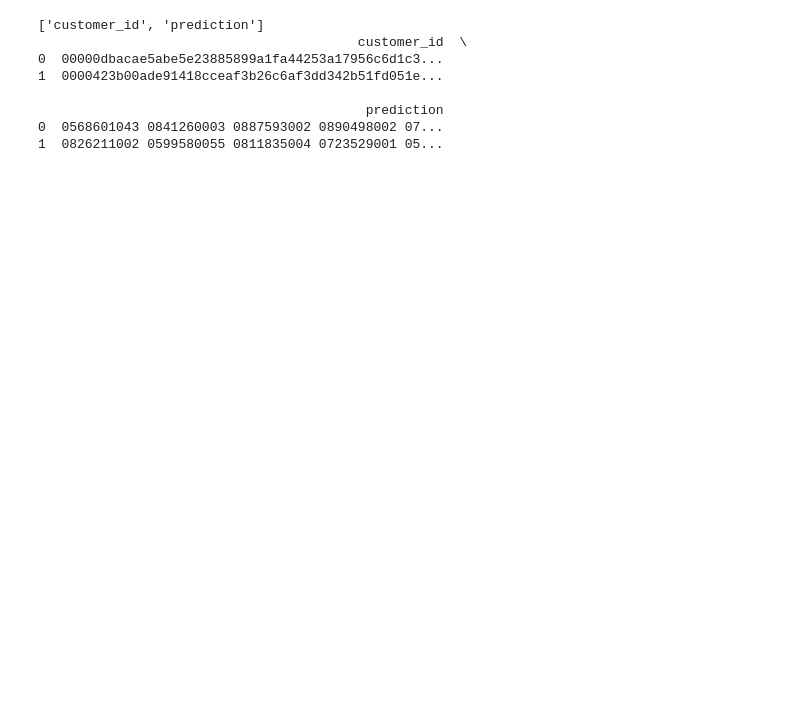
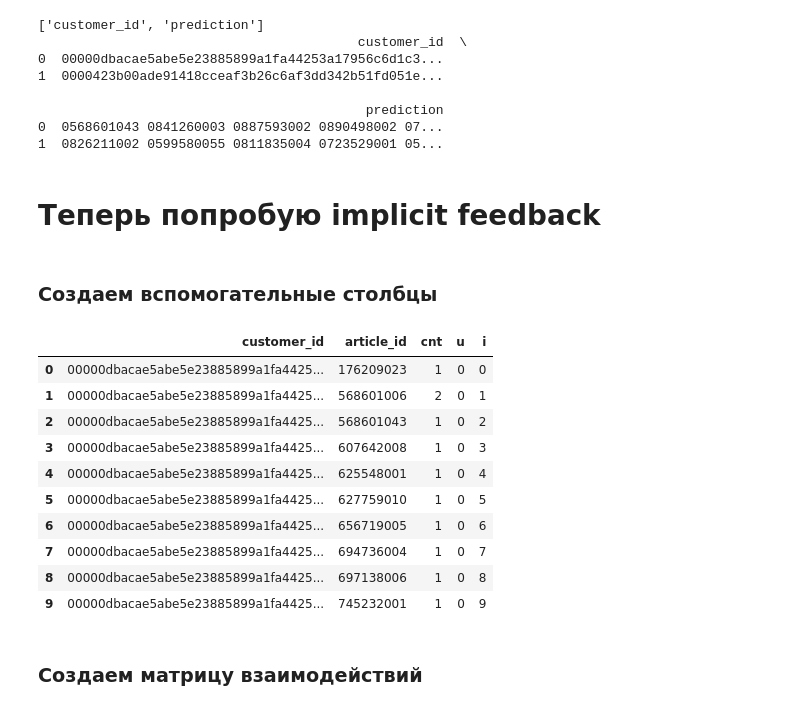
Before and after one commit to yakovlevanton/recsys_h-m, a Jupyter notebook: notebooks/recsys_h_m.ipynb, the cells around one changed output. Saved outputs shown, nothing was run; the diff lists cells and outputs as text; code cells hidden in the pictures; blank space fills up the shorter version.

```diff
--- a/notebooks/recsys_h_m.ipynb
+++ b/notebooks/recsys_h_m.ipynb
@@ -318,3 +320,5 @@ print(tmp.head(2))
                                           prediction
 0  0568601043 0841260003 0887593002 0890498002 07...
 1  0826211002 0599580055 0811835004 0723529001 05...
+# %% [markdown]
+# Теперь попробую implicit feedback
@@ -320,0 +327,32 @@ print(tmp.head(2))
+# %%
+clean_transactions = train_trans.copy()[["customer_id", "article_id"]]
+clean_transactions["cnt"] = 1
+clean_transactions = (
+    clean_transactions.groupby(["customer_id", "article_id"], as_index=False)
+    .agg({"cnt": "sum"})
+)
+# %% [markdown]
+### Создаем вспомогательные столбцы
+# %%
+user_ids = clean_transactions['customer_id'].unique()
+item_ids = clean_transactions['article_id'].unique()
+user2idx = {u: i for i, u in enumerate(user_ids)}
+item2idx = {i: j for j, i in enumerate(item_ids)}
+clean_transactions["u"] = clean_transactions["customer_id"].map(user2idx)
+clean_transactions["i"] = clean_transactions["article_id"].map(item2idx)
+# %%
+clean_transactions.head(10)
+# %% [output]
+|  | customer_id | article_id | cnt | u | i |
+| 0 | 00000dbacae5abe5e23885899a1fa4425... | 176209023 | 1 | 0 | 0 |
+| 1 | 00000dbacae5abe5e23885899a1fa4425... | 568601006 | 2 | 0 | 1 |
+| 2 | 00000dbacae5abe5e23885899a1fa4425... | 568601043 | 1 | 0 | 2 |
+| 3 | 00000dbacae5abe5e23885899a1fa4425... | 607642008 | 1 | 0 | 3 |
+| 4 | 00000dbacae5abe5e23885899a1fa4425... | 625548001 | 1 | 0 | 4 |
+| 5 | 00000dbacae5abe5e23885899a1fa4425... | 627759010 | 1 | 0 | 5 |
+| 6 | 00000dbacae5abe5e23885899a1fa4425... | 656719005 | 1 | 0 | 6 |
+| 7 | 00000dbacae5abe5e23885899a1fa4425... | 694736004 | 1 | 0 | 7 |
+| 8 | 00000dbacae5abe5e23885899a1fa4425... | 697138006 | 1 | 0 | 8 |
+| 9 | 00000dbacae5abe5e23885899a1fa4425... | 745232001 | 1 | 0 | 9 |
+# %% [markdown]
+### Создаем матрицу взаимодействий
```
Also changed, not shown: parts of 11 cells of this notebook.
